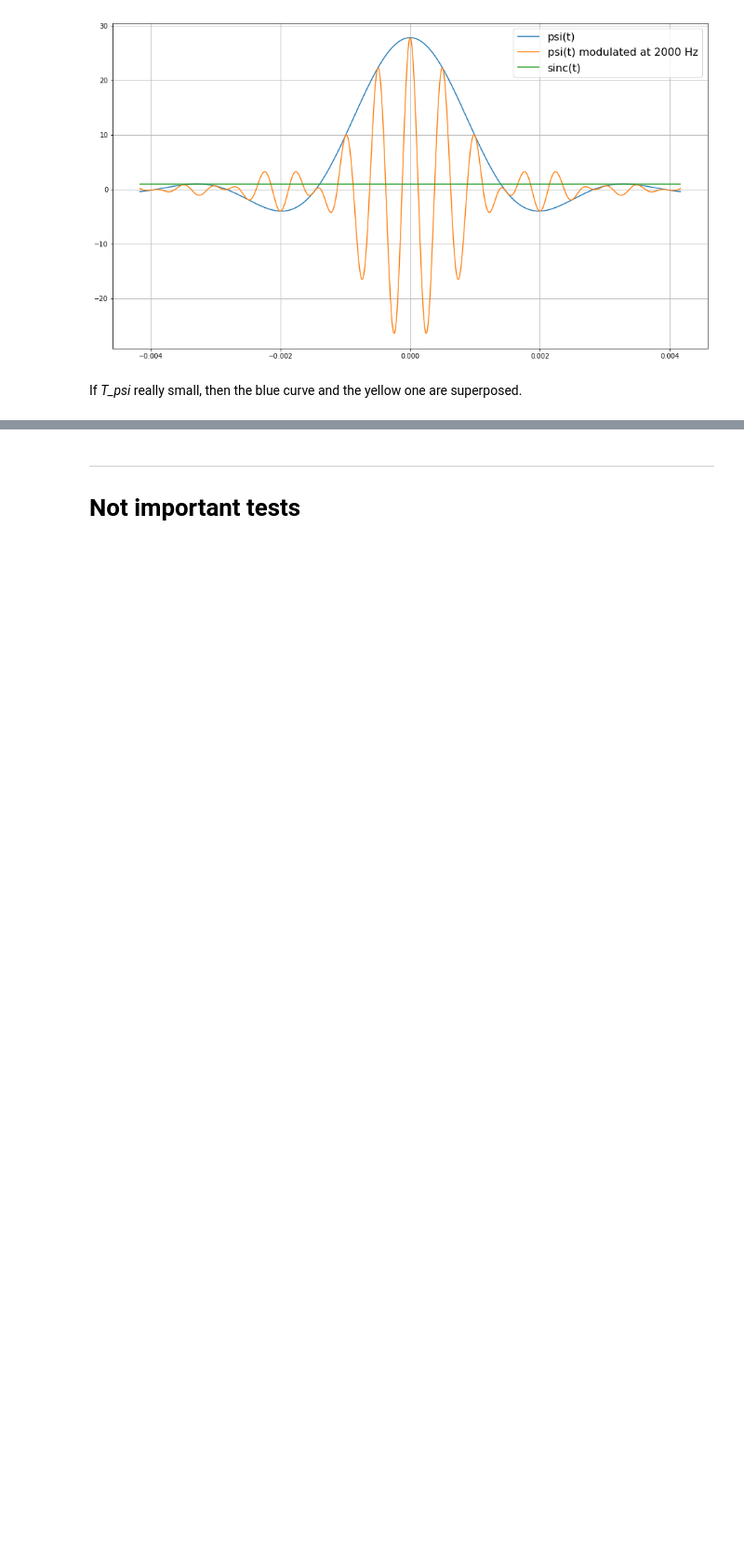
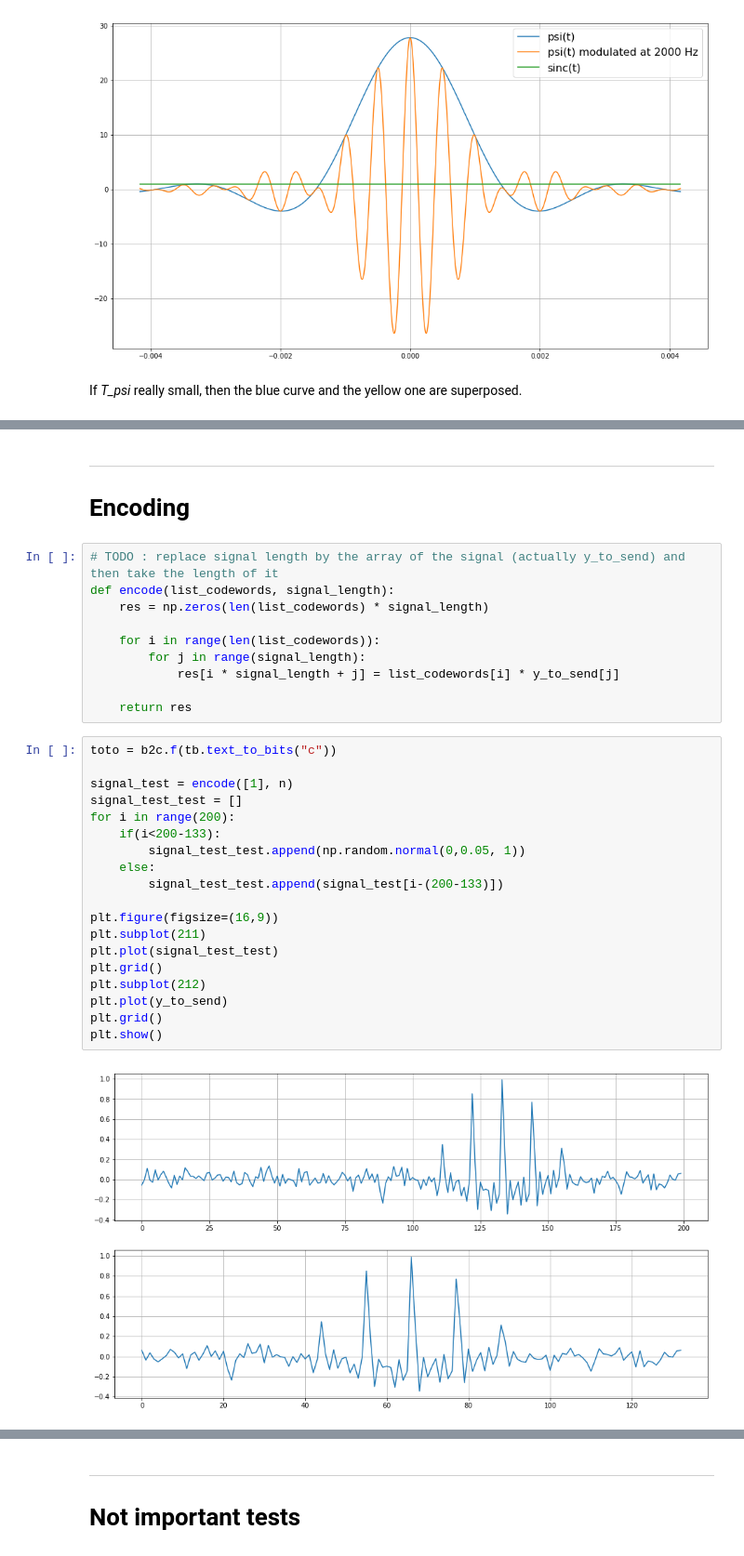
Before and after one commit to Dreyvor/Project_PDC, a Jupyter notebook: signal_conception.ipynb, the cells around one changed output, grey strips where cells are left out. Shown: that part at 93% size. Cells and saved outputs as stored; diff of their text form; blank space fills up the shorter version.

Commit message:
codeword -> list, CLAP inserted

```diff
--- a/signal_conception.ipynb
+++ b/signal_conception.ipynb
@@ -206,3 +217,37 @@ Estimation of how long the *.wav that we will send to the server will be [s]: 3.
 
 Not interesting tests:
 57.33
+# %% [markdown]
+---
+# Encoding
+# %%
+# TODO : replace signal length by the array of the signal (actually y_to_send) and then take the length of it
+def encode(list_codewords, signal_length):
+    res = np.zeros(len(list_codewords) * signal_length)
+
+    for i in range(len(list_codewords)):
+        for j in range(signal_length):
+            res[i * signal_length + j] = list_codewords[i] * y_to_send[j]
+
+    return res
+# %%
+toto = b2c.f(tb.text_to_bits("c"))
+
+signal_test = encode([1], n)
+signal_test_test = []
+for i in range(200):
+    if(i<200-133):
+        signal_test_test.append(np.random.normal(0,0.05, 1))
+    else:
+        signal_test_test.append(signal_test[i-(200-133)])
+
+plt.figure(figsize=(16,9))
+plt.subplot(211)
+plt.plot(signal_test_test)
+plt.grid()
+plt.subplot(212)
+plt.plot(y_to_send)
+plt.grid()
+plt.show()
+# %% [output]
+[figure, added]
```
Also changed, not shown: parts of 10 cells of this notebook, 2 other files.
